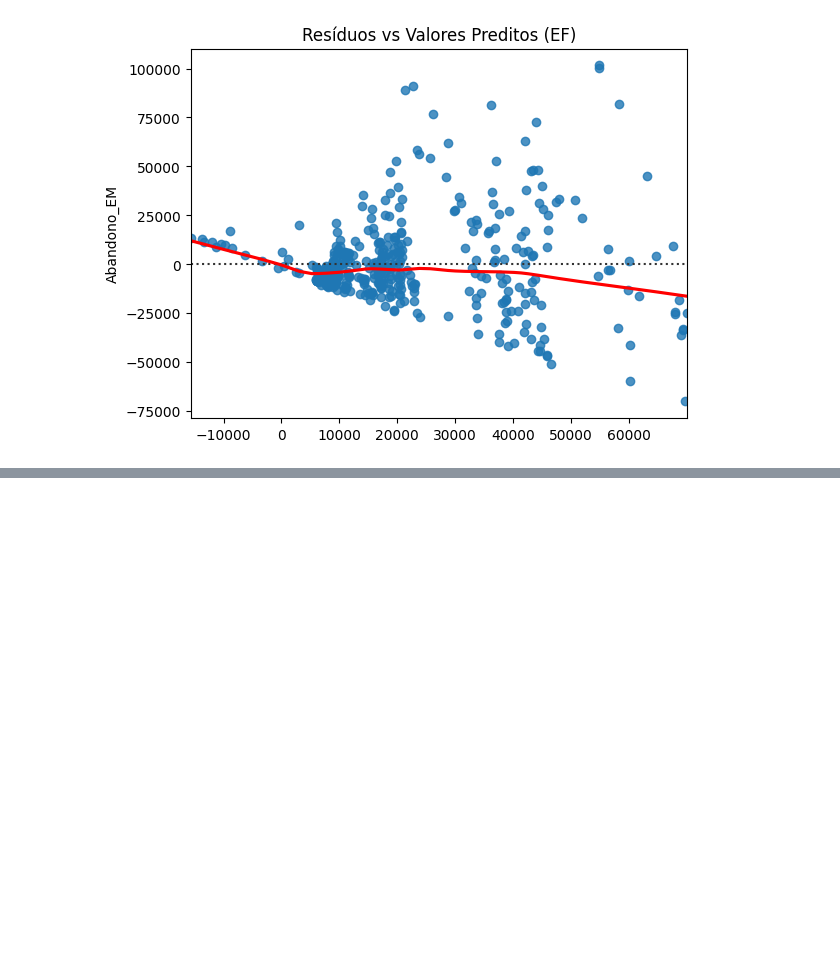
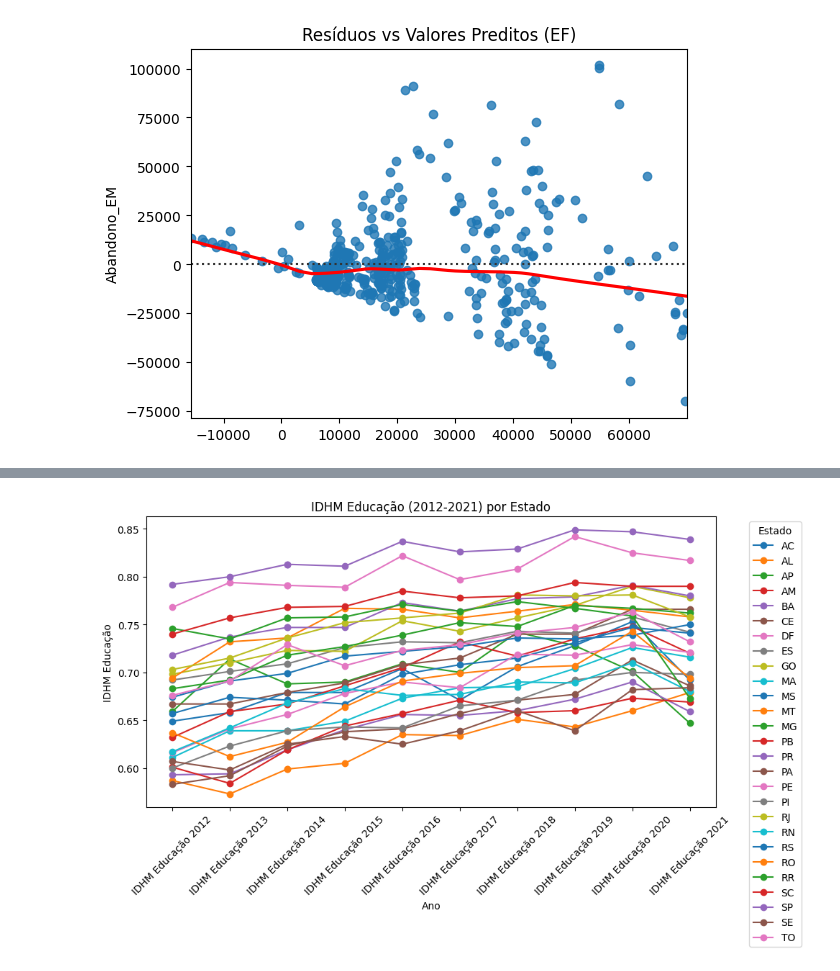
Before and after one commit to thiagodasillva/escolarData, a Jupyter notebook: Regressão.ipynb, the cells around one changed output, grey strips where cells are left out. Cells and saved outputs as stored; diff of their text form; code cells hidden in the pictures; blank space fills up the shorter version.

```diff
--- a/Regressão.ipynb
+++ b/Regressão.ipynb
@@ -790,0 +783,17 @@ plt.show()
+# %%
+df = df[['UF','IDHM Educação 2012','IDHM Educação 2013','IDHM Educação 2014','IDHM Educação 2014','IDHM Educação 2015','IDHM Educação 2016','IDHM Educação 2017','IDHM Educação 2018','IDHM Educação 2019','IDHM Educação 2020','IDHM Educação 2021']]
+
+# Plotando o gráfico para visualizar o IDHM Educação ao longo dos anos para cada estado
+plt.figure(figsize=(10, 6))
+for state in df['UF']:
+    plt.plot(df.columns[1:], df[df['UF'] == state].iloc[0, 1:], marker='o', label=state)
+
+plt.title("IDHM Educação (2012-2021) por Estado")
+plt.xlabel("Ano")
+plt.ylabel("IDHM Educação")
+plt.xticks(rotation=45)
+plt.legend(title='Estado', bbox_to_anchor=(1.05, 1), loc='upper left')
+plt.tight_layout()
+plt.show()
+# %% [output]
+[figure, added]
```
Also changed, not shown: parts of 17 cells of this notebook, 6 other files.
